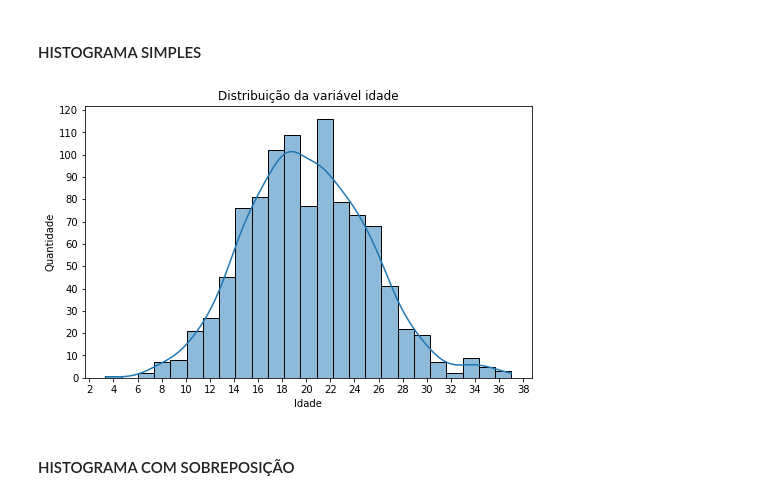
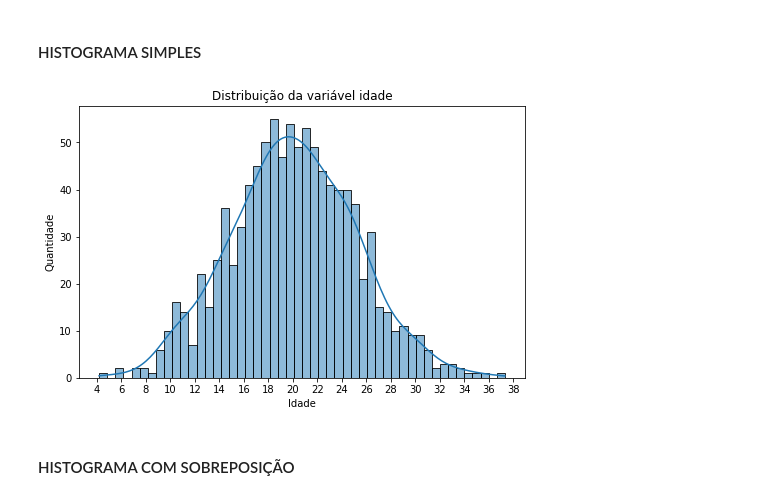
Before and after one commit to gabrielhpr/VisualizationBasics, a Jupyter notebook: VisualizationBasics.ipynb, the cells around one changed output. Saved outputs shown, nothing was run; the diff lists cells and outputs as text; code cells hidden in the pictures.

```diff
--- a/VisualizationBasics.ipynb
+++ b/VisualizationBasics.ipynb
@@ -81,25 +181,25 @@ https://seaborn.pydata.org/generated/seaborn.histplot.html
 # %%
 # tamanho do plot
 plt.figure(figsize=(8,5))
 
 # título do plot
 plt.title('Distribuição da variável idade')
 
 # labels do eixo x
 plt.xticks(np.arange(0,40,2))
 
 # labels do eixo y
 plt.yticks(np.arange(0,190,10))
 
 # Nomes dos eixos
 # eixo x
 plt.xlabel('Idade')
 # eixo y
 plt.ylabel('Quantidade')
 
-sns.histplot(data=idade, kde=True);
+sns.histplot(data=idade, bins=50, kde=True);
 # %% [output]
-[figure, old version]
+[figure, new version]
 # %% [markdown]
 #### HISTOGRAMA COM SOBREPOSIÇÃO
 # %%
```
Also changed, not shown: parts of 44 cells of this notebook, 1 other file.
